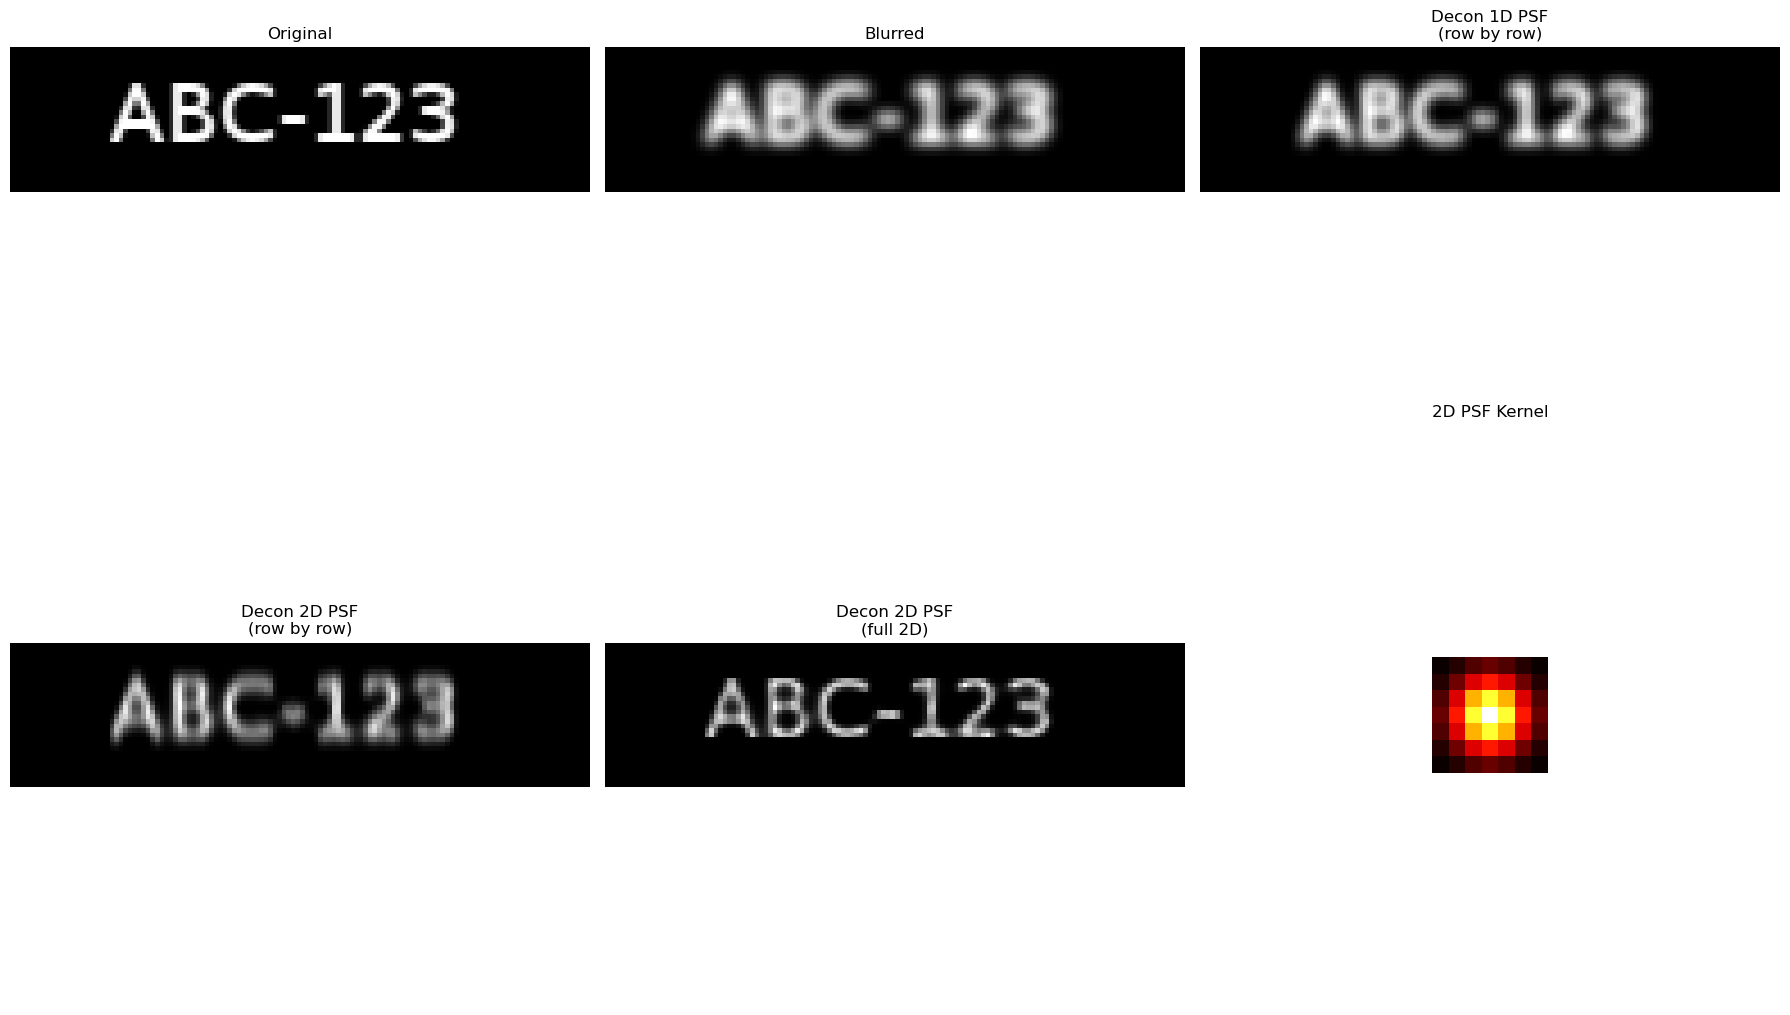
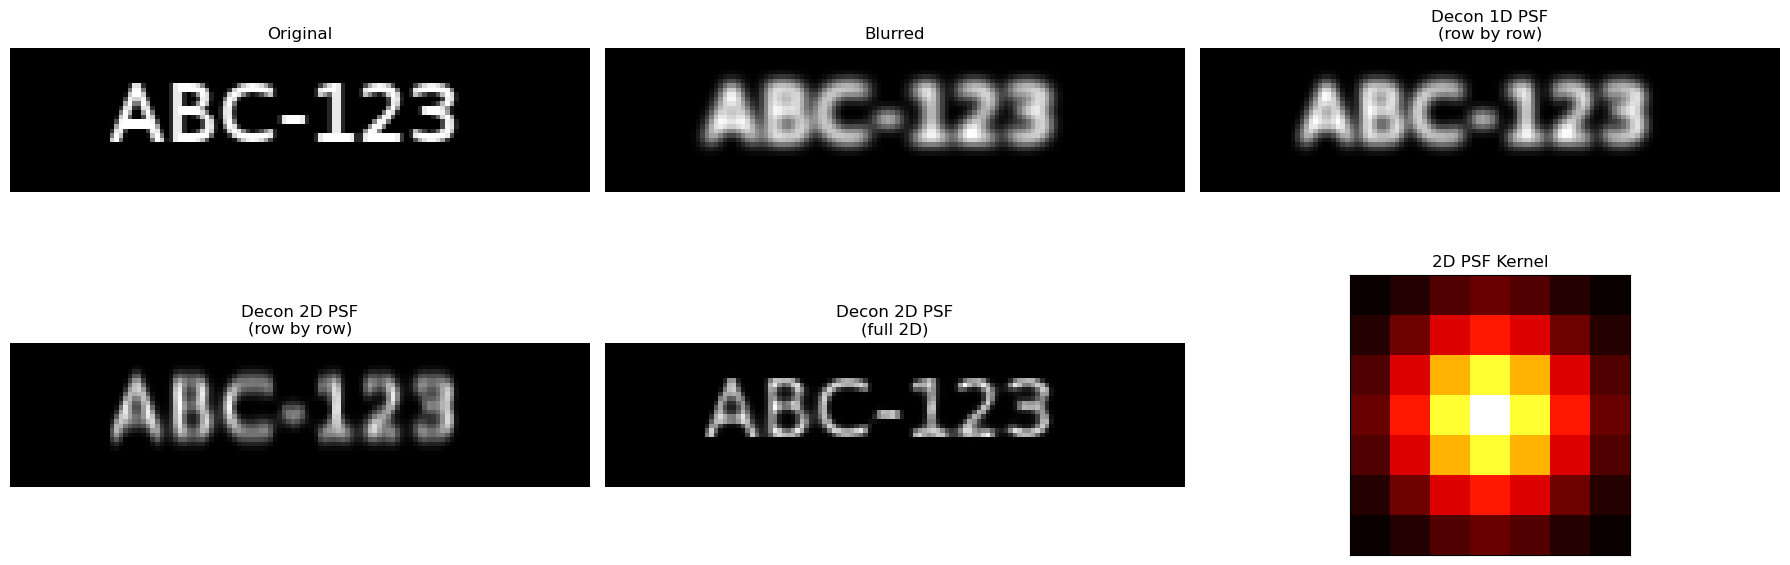
The change to this notebook cell's code, shown as a diff; its figure went from the first image to the second:
--- before
+++ after
@@ -1,5 +1,5 @@
 decon_2d = richardson_lucy_cp(blurred, psf_2d, iterations)
 
-fig, axes = plt.subplots(3, 3, figsize=(18, 18))
+fig, axes = plt.subplots(3, 3, figsize=(18, 9))
 axes = axes.flatten()
 
@@ -12,12 +12,10 @@
     ax.axis('off')
 
-# show PSF kernel small, centered in its subplot
+# show PSF kernel small and square, centered in its subplot
 psf_ax = axes[len(images)]
-psf_ax.imshow(psf_2d_norm, cmap='hot', interpolation='nearest',
-              extent=[0.4, 0.6, 0.4, 0.6], aspect='auto')
-psf_ax.set_xlim(0, 1)
-psf_ax.set_ylim(0, 1)
+psf_ax.set_aspect('equal')
+psf_ax.imshow(psf_2d_norm, cmap='hot', interpolation='nearest')
 psf_ax.set_title('2D PSF Kernel')
-psf_ax.axis('off')
+psf_ax.tick_params(left=False, bottom=False, labelleft=False, labelbottom=False)
 
 for ax in axes[len(images)+1:]:

Commit: Tweak figure size